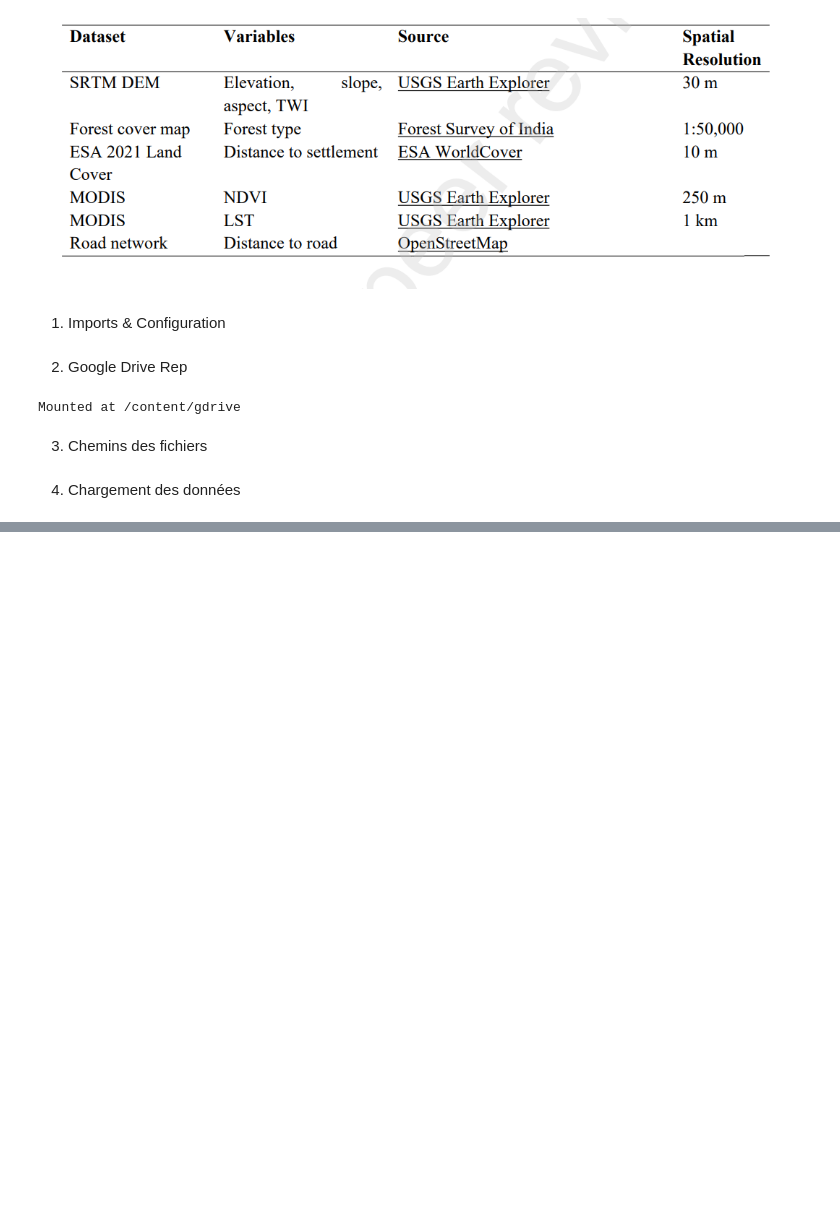
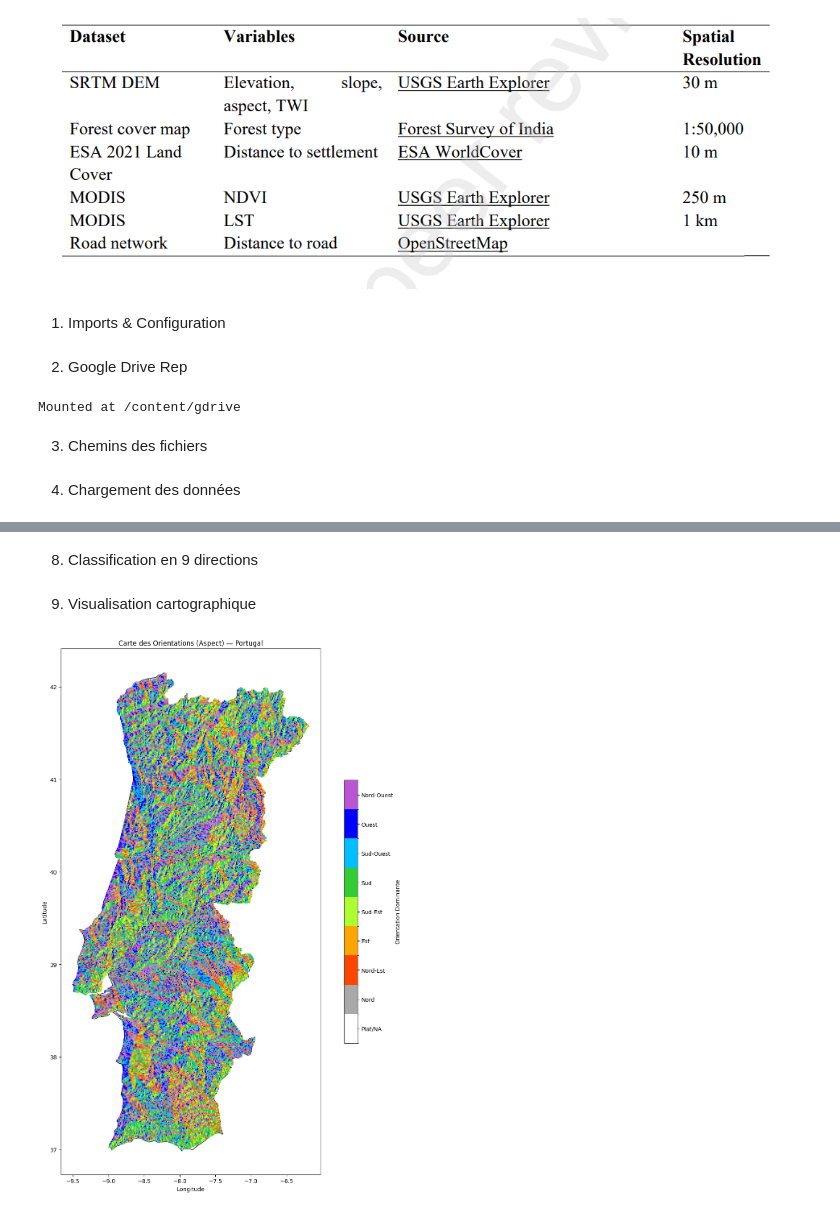
Before and after one commit to AbdelkarimElm/data-driven-wildfire-prediction-portugal, a Jupyter notebook: Reimplementation_Methods_Papers/PreprocessingData/ProcessingAspect.ipynb, the cells around one changed output, grey strips where cells are left out. Saved outputs shown, nothing was run; the diff lists cells and outputs as text; code cells hidden in the pictures; blank space fills up the shorter version.

Commit message:
Export aspect features

```diff
--- a/Reimplementation_Methods_Papers/PreprocessingData/ProcessingAspect.ipynb
+++ b/Reimplementation_Methods_Papers/PreprocessingData/ProcessingAspect.ipynb
@@ -46,0 +104,58 @@ df = pd.read_csv(csv_path)
+# %% [markdown]
+8. Classification en 9 directions
+# %%
+def get_plot_class_9(val):
+    if np.isnan(val):
+        return 0
+
+    val = val % 360
+
+    if val >= 337.5 or val < 22.5:  return 1  # Nord
+    elif 22.5  <= val < 67.5:        return 2  # Nord-Est
+    elif 67.5  <= val < 112.5:       return 3  # Est
+    elif 112.5 <= val < 157.5:       return 4  # Sud-Est
+    elif 157.5 <= val < 202.5:       return 5  # Sud
+    elif 202.5 <= val < 247.5:       return 6  # Sud-Ouest
+    elif 247.5 <= val < 292.5:       return 7  # Ouest
+    elif 292.5 <= val < 337.5:       return 8  # Nord-Ouest
+    return 0
+
+df['plot_class'] = df['mean_aspect'].apply(get_plot_class_9)
+# %% [markdown]
+9. Visualisation cartographique
+# %%
+labels = ['Plat/NA', 'Nord', 'Nord-Est', 'Est', 'Sud-Est', 'Sud', 'Sud-Ouest', 'Ouest', 'Nord-Ouest']
+colors = ['#FFFFFF','#A9A9A9', '#FF4500', '#FFA500', '#ADFF2F', '#32CD32', '#00BFFF', '#0000FF', '#BA55D3']
+
+
+cmap = ListedColormap(colors)
+norm = BoundaryNorm(np.arange(-0.5, 9.5, 1), cmap.N)
+
+gdf_plot    = gpd.GeoDataFrame(df, geometry=gpd.points_from_xy(df.longitude, df.latitude), crs="EPSG:4326")
+pt_boundary = gpd.read_file(border_file).to_crs(gdf_plot.crs)
+
+fig, ax = plt.subplots(figsize=(12, 14))
+
+pt_boundary.plot(ax=ax, color='#f5f5f5', edgecolor='black', linewidth=1, zorder=1)
+
+scatter = ax.scatter(
+    gdf_plot.geometry.x,
+    gdf_plot.geometry.y,
+    c=gdf_plot['plot_class'],
+    cmap=cmap,
+    norm=norm,
+    s=1,
+    zorder=2
+)
+
+cbar = plt.colorbar(scatter, ax=ax, ticks=np.arange(0, 9), shrink=0.5)
+cbar.ax.set_yticklabels(labels)
+cbar.set_label('Orientation Dominante')
+
+plt.title("Carte des Orientations (Aspect) — Portugal")
+plt.xlabel("Longitude")
+plt.ylabel("Latitude")
+plt.tight_layout()
+plt.show()
+# %% [output]
+[figure, added]
```
Also changed, not shown: parts of 6 cells of this notebook.
